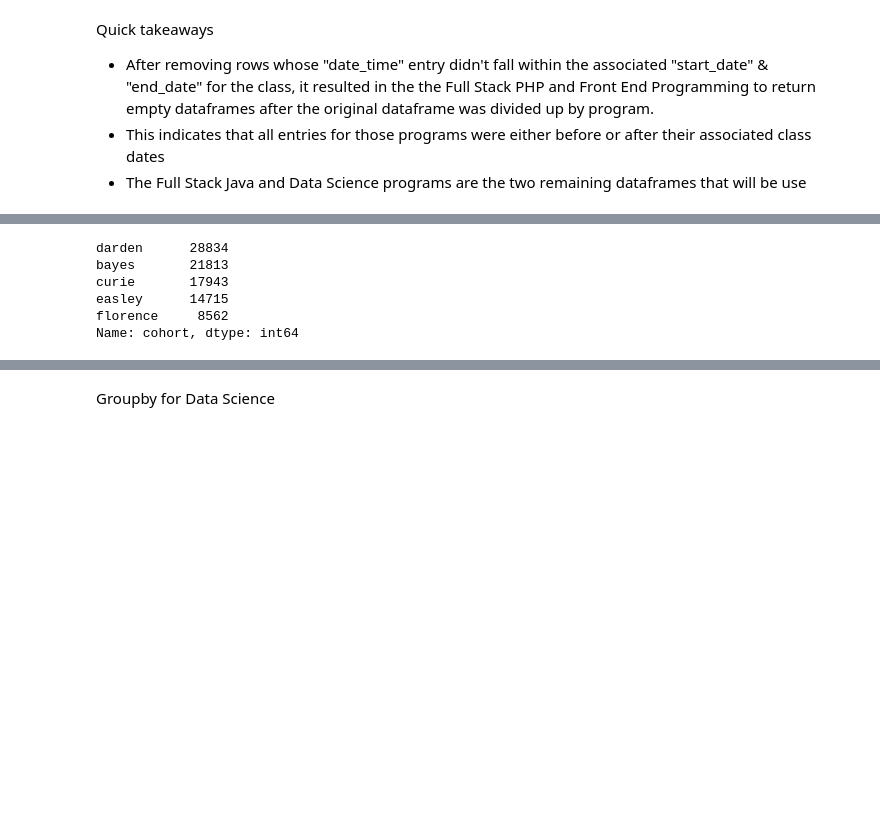
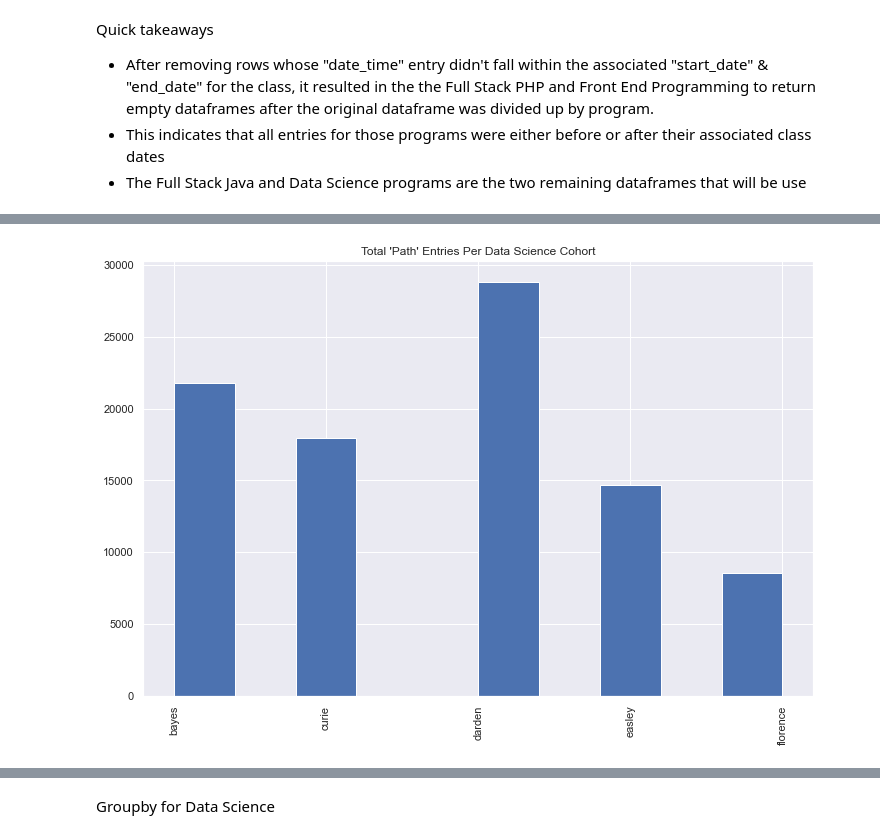
Before and after one commit to bowen-lindsey-shiben-turner/anamoly-detection, a Jupyter notebook: group_final_notebook-checkpoint.ipynb, the cells around one changed output, grey strips where cells are left out. Cells and saved outputs as stored; diff of their text form; code cells hidden in the pictures; blank space fills up the shorter version.

```diff
--- a/group_final_notebook-checkpoint.ipynb
+++ b/group_final_notebook-checkpoint.ipynb
@@ -1132,10 +698,5 @@ Name: cohort, dtype: int64
 # %%
-# Returns the number of entries for each of the Data Science cohorts
-q2_ds['cohort'].value_counts()
+# Plots histogram of number of entries for all Data cohorts
+e.q2_ds_hist(q2_ds)
 # %% [output]
-darden      28834
-bayes       21813
-curie       17943
-easley      14715
-florence     8562
-Name: cohort, dtype: int64
+[figure, added]
```
Also changed, not shown: parts of 168 cells of this notebook, 2 other files.
